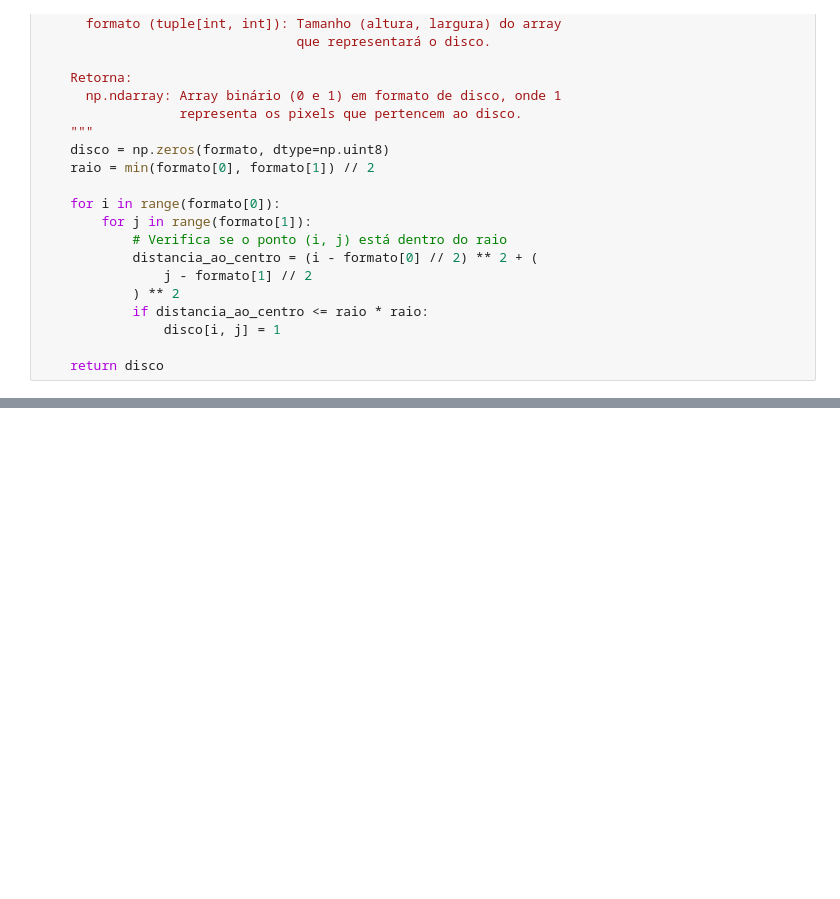
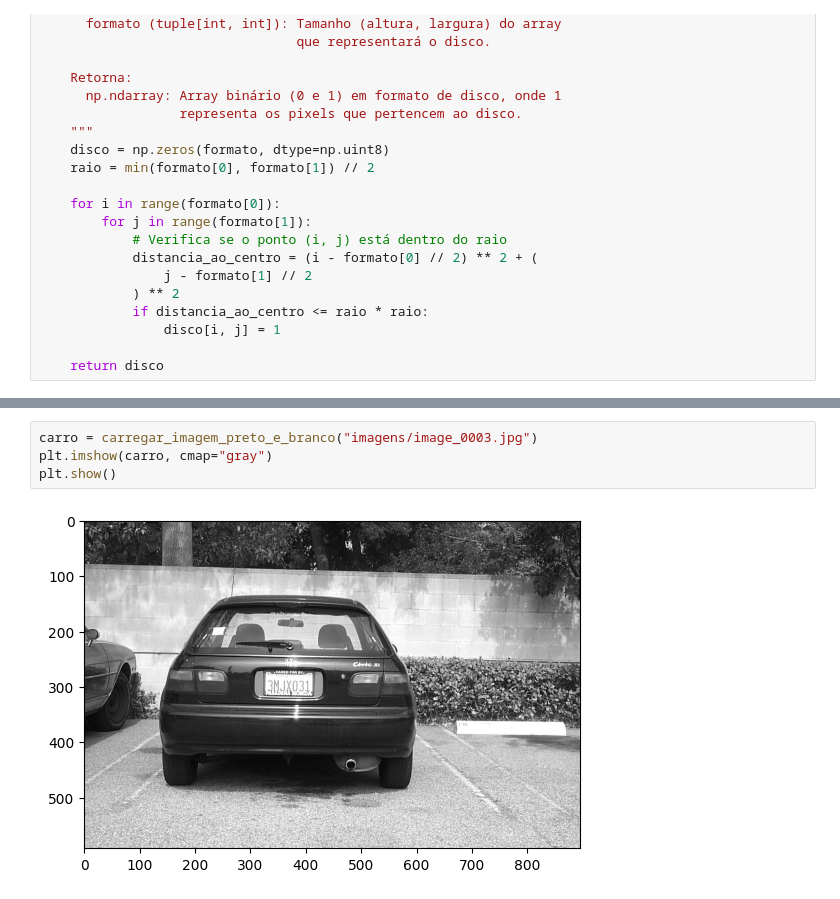
Before and after one commit to matheus-araujo-pereira/detectador-de-carros-em-imagens, a Jupyter notebook: detector.ipynb, the cells around one changed output, grey strips where cells are left out. Cells and saved outputs as stored; diff of their text form; blank space fills up the shorter version.

```diff
--- a/detector.ipynb
+++ b/detector.ipynb
@@ -341,0 +371,6 @@ def disco_estruturante(formato: tuple[int, int]) -> np.ndarray:
+# %%
+carro = carregar_imagem_preto_e_branco("imagens/image_0003.jpg")
+plt.imshow(carro, cmap="gray")
+plt.show()
+# %% [output]
+[figure, added]
```
Also changed, not shown: parts of 11 cells of this notebook.
